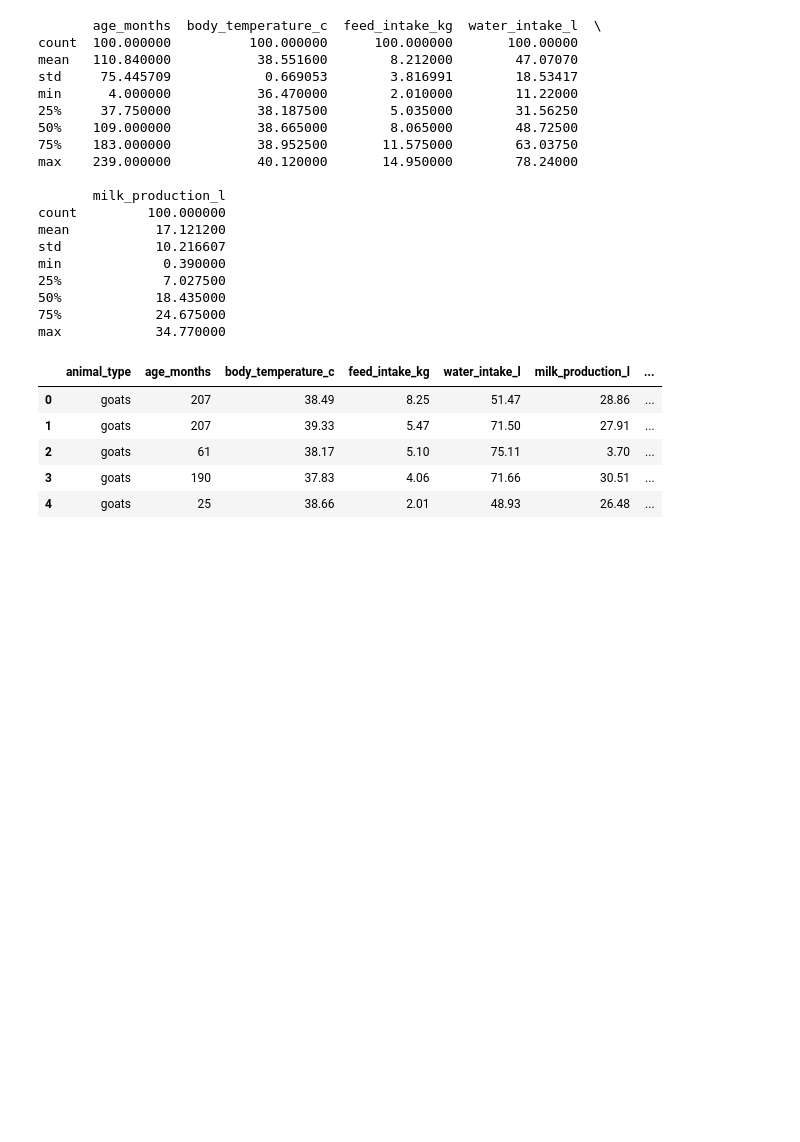
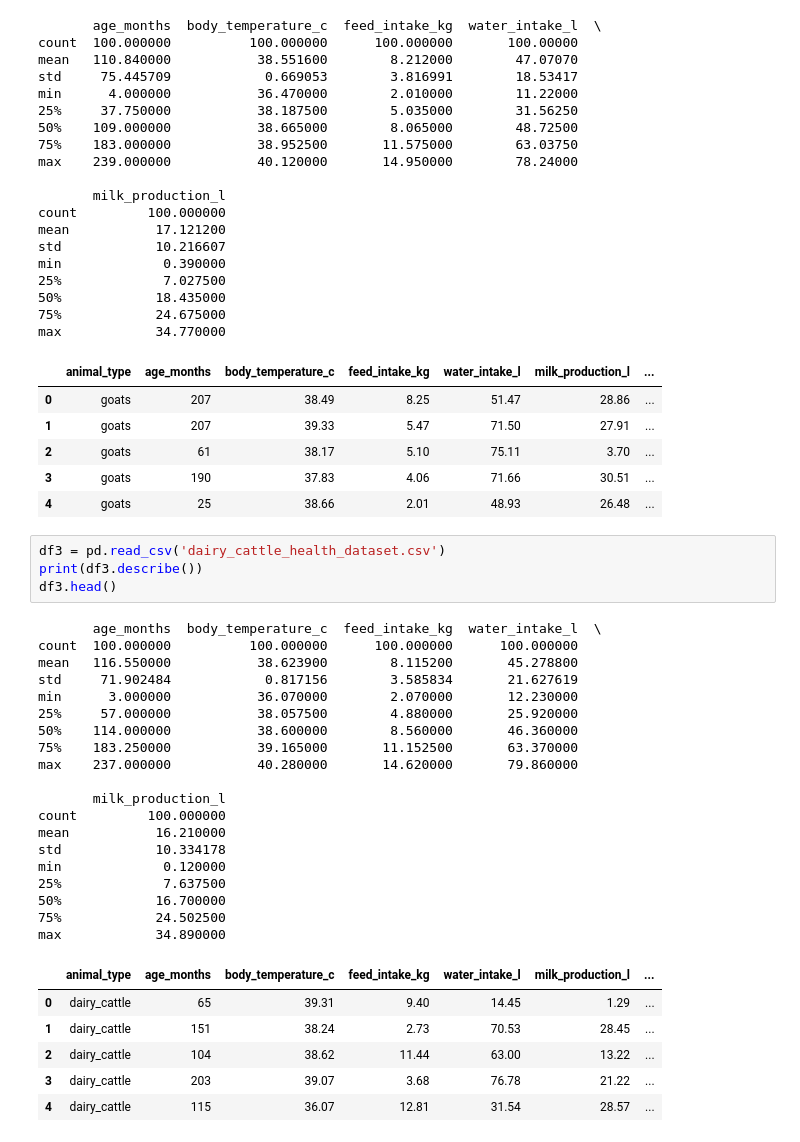
Before and after one commit to Storm00212/Data-manipulation-using-python, a Jupyter notebook: Reading_datasets.ipynb, the cells around one changed output. Cells and saved outputs as stored; diff of their text form; blank space fills up the shorter version.

Commit message:
Dairy dataset description

```diff
--- a/Reading_datasets.ipynb
+++ b/Reading_datasets.ipynb
@@ -76,3 +76,33 @@ max            34.770000
 | 2 | goats | 61 | 38.17 | 5.10 | 75.11 | 3.70 | ... |
 | 3 | goats | 190 | 37.83 | 4.06 | 71.66 | 30.51 | ... |
 | 4 | goats | 25 | 38.66 | 2.01 | 48.93 | 26.48 | ... |
+# %%
+df3 = pd.read_csv('dairy_cattle_health_dataset.csv')
+print(df3.describe())
+df3.head()
+# %% [output]
+       age_months  body_temperature_c  feed_intake_kg  water_intake_l  \
+count  100.000000          100.000000      100.000000      100.000000
+mean   116.550000           38.623900        8.115200       45.278800
+std     71.902484            0.817156        3.585834       21.627619
+min      3.000000           36.070000        2.070000       12.230000
+25%     57.000000           38.057500        4.880000       25.920000
+50%    114.000000           38.600000        8.560000       46.360000
+75%    183.250000           39.165000       11.152500       63.370000
+max    237.000000           40.280000       14.620000       79.860000
+
+       milk_production_l
+count         100.000000
+mean           16.210000
+std            10.334178
+min             0.120000
+25%             7.637500
+50%            16.700000
+75%            24.502500
+max            34.890000
+|  | animal_type | age_months | body_temperature_c | feed_intake_kg | water_intake_l | milk_production_l | ... |
+| 0 | dairy_cattle | 65 | 39.31 | 9.40 | 14.45 | 1.29 | ... |
+| 1 | dairy_cattle | 151 | 38.24 | 2.73 | 70.53 | 28.45 | ... |
+| 2 | dairy_cattle | 104 | 38.62 | 11.44 | 63.00 | 13.22 | ... |
+| 3 | dairy_cattle | 203 | 39.07 | 3.68 | 76.78 | 21.22 | ... |
+| 4 | dairy_cattle | 115 | 36.07 | 12.81 | 31.54 | 28.57 | ... |
```
